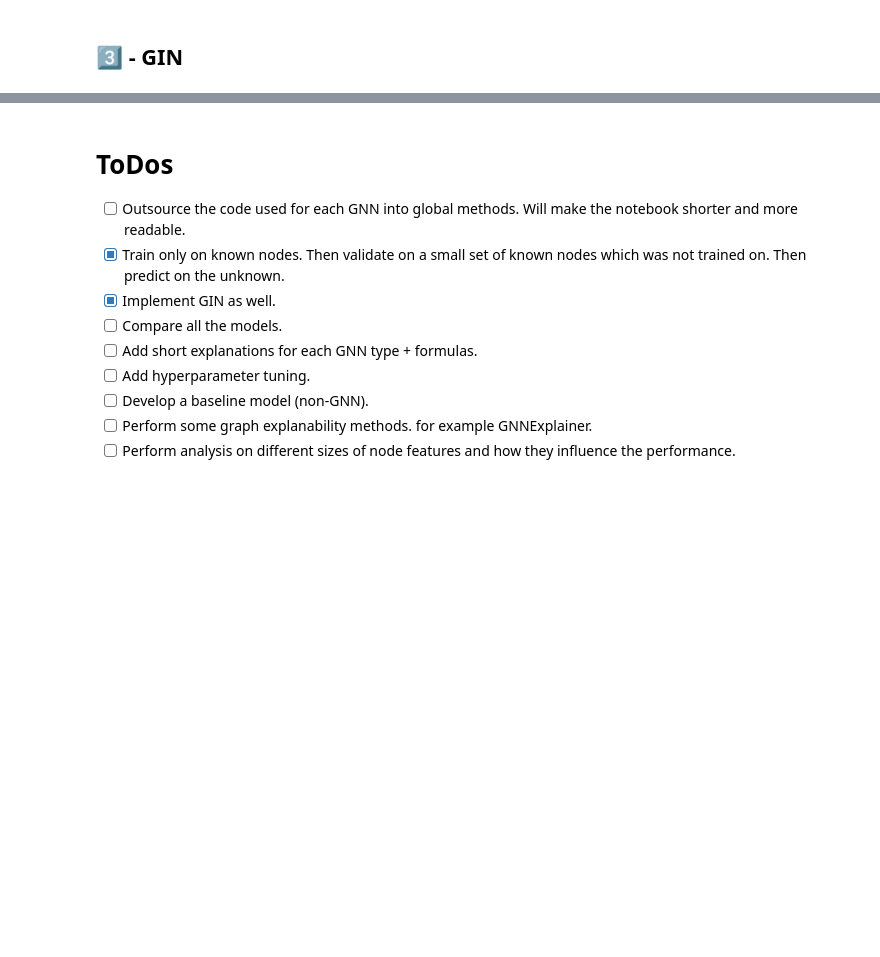
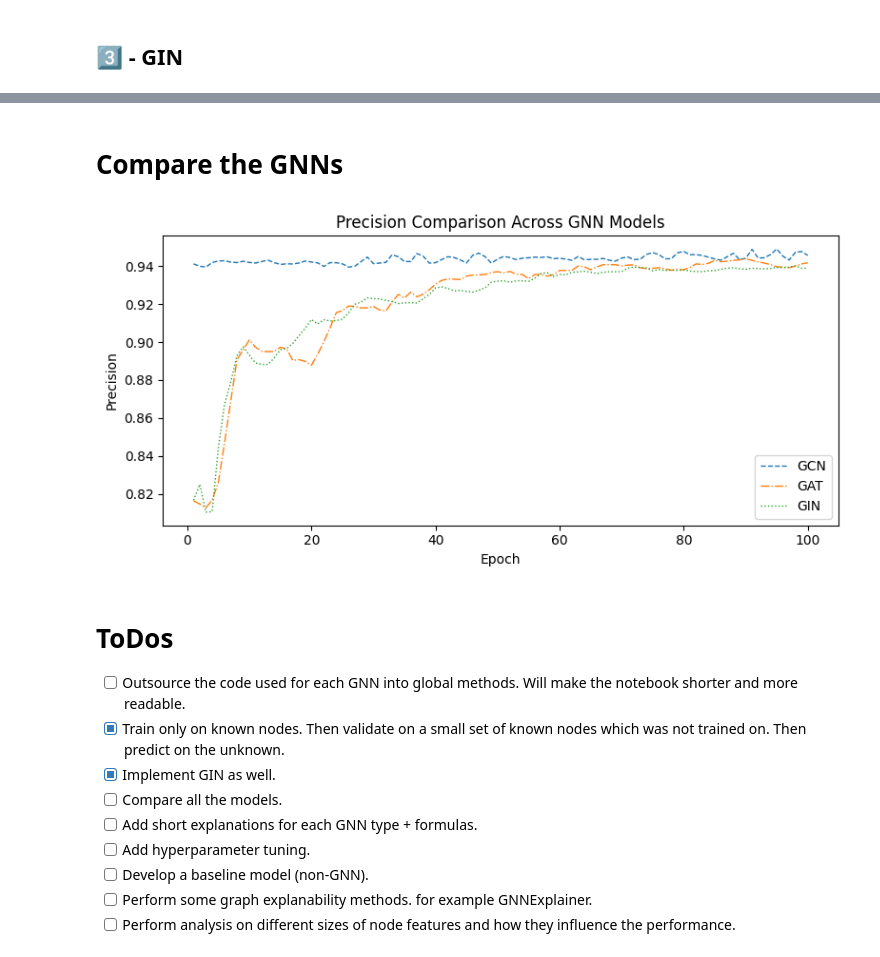
Before and after one commit to PeeteKeesel/kaggle-verse, a Jupyter notebook: bitcoin-transactions-graph-neural-networks.ipynb, the cells around one changed output, grey strips where cells are left out. Drawn from its saved outputs; the diff is of its cells as text; code cells hidden in the pictures; blank space fills up the shorter version.

```diff
--- a/bitcoin-transactions-graph-neural-networks.ipynb
+++ b/bitcoin-transactions-graph-neural-networks.ipynb
@@ -656,6 +656,18 @@ plt.show()
 # 🧠 Graph Neural Networks
 
 Graph Neural Networks (GNNs) are a deep learning technique specifically designed for graph data, useful for tasks like node classification, graph classification, or link prediction. In our case, for now, we will perform ___node prediction___.
+# %%
+metrics_per_gnn = {
+    'gcn': {
+        'precisions': []
+    },
+    'gat': {
+        'precisions': []
+    },
+    'gin': {
+        'precisions': []
+    }
+}
 # %% [markdown]
 ## 🛠️ Pre-Processing
 # %%
@@ -940,6 +952,8 @@ def predict_probabilities(model, data):
         probabilities = torch.exp(out)
     return probabilities
 # %%
+device = torch.device('cuda' if torch.cuda.is_available() else 'cpu')
+
 train_losses = []
 train_accuracies = []
 train_precisions = []
@@ -1007,4 +1021,6 @@ for epoch in range(1, NUM_EPOCHS + 1):
     if epoch % 10 == 0:
         print(f'Epoch {epoch:03d}, Loss: {loss:.4f}, Train - Acc: {train_acc:.4f} - Prec: {train_prec:.4f} - Rec: {train_rec:.4f} - F1: {train_f1:.4f}')
         print(f'                         Val   - Acc: {val_acc:.4f} - Prec: {val_prec:.4f} - Rec: {val_rec:.4f} - F1: {val_f1:.4f}')
+
+metrics_per_gnn['gcn']['precisions'] = val_precisions
 # %% [output]
@@ -1369,8 +1385,8 @@ for epoch in range(1, NUM_EPOCHS + 1):
         val_acc = int(correct_val) / int(data.val_mask.sum())
         val_accuracies.append(val_acc)
 
-        y_true_val = data.y[data.val_mask].cpu().numpy()  # Move to CPU for metric calculation
-        y_pred_val = pred_val.cpu().numpy()  # Move to CPU for metric calculation
+        y_true_val = data.y[data.val_mask].cpu().numpy()
+        y_pred_val = pred_val.cpu().numpy()
 
         val_prec = precision_score(y_true_val, y_pred_val, average='weighted', zero_division=0)
         val_rec = recall_score(y_true_val, y_pred_val, average='weighted', zero_division=0)
@@ -1401,4 +1417,6 @@ with torch.no_grad():
     test_f1 = f1_score(y_true_test, y_pred_test, average='weighted', zero_division=0)
 
 print(f'Test Acc: {test_acc:.4f} - Prec: {test_prec:.4f} - Rec: {test_rec:.4f} - F1: {test_f1:.4f}')
+
+metrics_per_gnn['gat']['precisions'] = val_precisions
 # %% [output]
@@ -1721,4 +1739,6 @@ with torch.no_grad():
     test_f1 = f1_score(y_true_test, y_pred_test, average='weighted', zero_division=0)
 
 print(f'Test Acc: {test_acc:.4f} - Prec: {test_prec:.4f} - Rec: {test_rec:.4f} - F1: {test_f1:.4f}')
+
+metrics_per_gnn['gin']['precisions'] = val_precisions
 # %% [output]
@@ -1842,3 +1858,23 @@ plt.show()
+# %% [markdown]
+# Compare the GNNs
+# %%
+plt.figure(figsize=(8, 4))
+
+epochs = range(1, len(metrics_per_gnn['gcn']['precisions']) + 1)
+
+plt.plot(epochs, metrics_per_gnn['gcn']['precisions'], color='C0', linewidth=1.0, linestyle='--', label='GCN')
+plt.plot(epochs, metrics_per_gnn['gat']['precisions'], color='C1', linewidth=1.0, linestyle='-.', label='GAT')
+plt.plot(epochs, metrics_per_gnn['gin']['precisions'], color='C2', linewidth=1.0, linestyle=':', label='GIN')
+
+plt.xlabel('Epoch')
+plt.ylabel('Precision')
+plt.title('Precision Comparison Across GNN Models')
+plt.legend(fontsize=10)
+plt.grid(False)
+plt.tight_layout()
+plt.show()
+# %% [output]
+[figure, added]
 # %% [markdown]
 # ToDos
 
```
Also changed, not shown: parts of 16 cells of this notebook.
